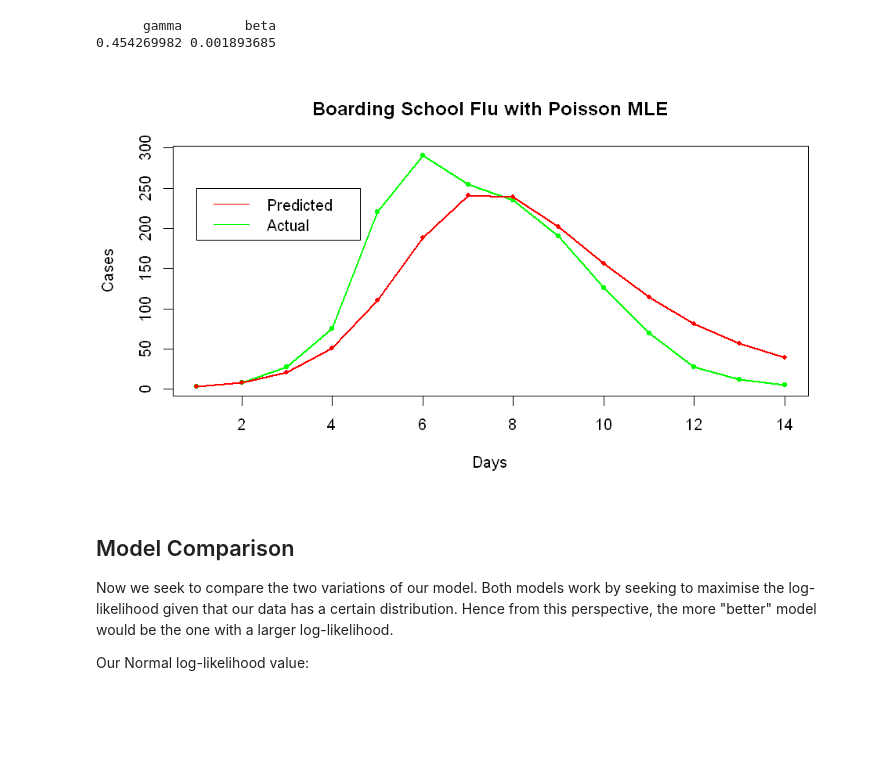
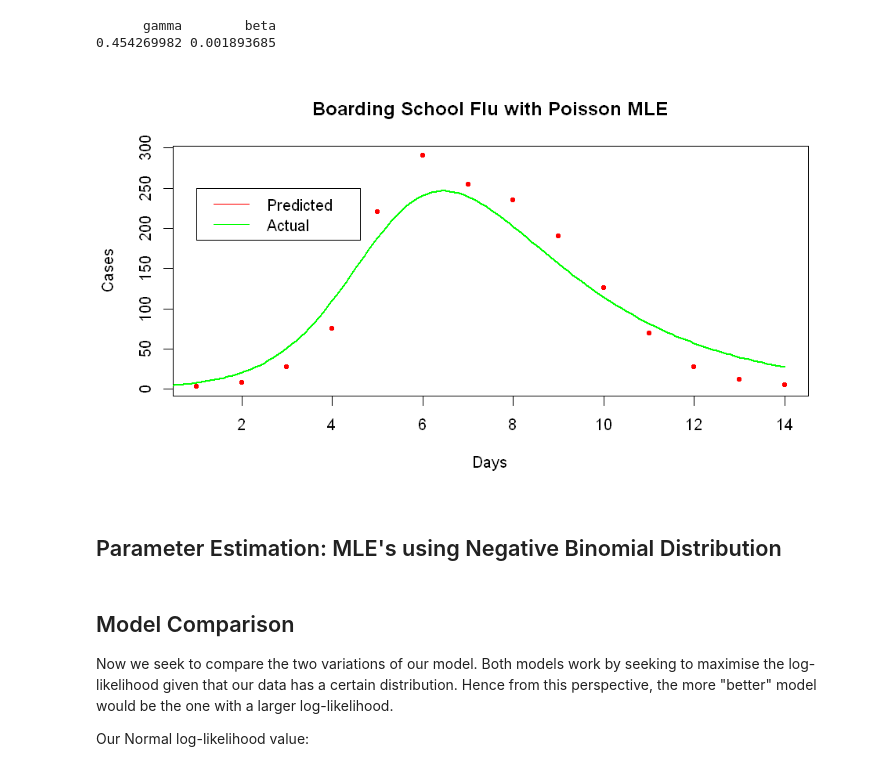
Before and after one commit to joely-w/ProjectWriteup, a Jupyter notebook: Stochastic model.ipynb, the cells around one changed output. Drawn from its saved outputs; the diff is of its cells as text; code cells hidden in the pictures; blank space fills up the shorter version.

Commit message:
Started fixing SIR model

```diff
--- a/Stochastic model.ipynb
+++ b/Stochastic model.ipynb
@@ -22,8 +24,8 @@ Creating this model in R:
 # %%
 SIR <- function(time, variables, parameters) {
   with(as.list(c(variables, parameters)), {
-    dS <- -beta * I * S
-    dI <- beta * I * S - gamma * I
+    dS <- -beta * S * I
+    dI <- beta * S * I - gamma * I
     dR <-  gamma * I
     return(list(c(dS, dI, dR)))
   })
@@ -46,7 +48,8 @@ We have the classic dataset from a flu outbreak in a boarding school. Obtained f
 df <- data.frame(read.csv('BoardingSchoolFlu.csv', header=TRUE))
 N = 763
 I0 = df$cases[1]
-initial_conditions <- c(S=N-I0, I=I0, R=0)
+end_time <- tail(df, n=1)$days
+initial_conditions <- c(S=(N-I0), I=I0, R=0)
 initial_conditions
 # %% [output]
   S   I   R
@@ -62,13 +64,10 @@ lines(df$days, df$cases,col='green')
 Some code to make graphing a bit quicker:
 # %%
 compare_model <- function(model, title){
-    model <- data.frame(model)
-    plot(df$days, df$cases, xlab='Days', ylab='Cases', col='green', lwd=2, pch=20)
+    plot(df$days, df$cases, xlab='Days', ylab='Cases', col='red', lwd=1.6, pch=4)
     legend(1, 250, legend=c("Predicted", "Actual"),
-           col=c("red", "green"), lty=1:1, y.intersp=2)
-    lines(loess(df$cases ~ df$days),col='green', lwd=2)
+           col=c("red", "grey"), lty=1:5, y.intersp=2)
 
-    lines(loess(model$I~model$time), col='red', lwd=2)
-    points(model$time, model$I, col='red', pch=20)
+    lines(loess(model$I~model$time), col='black', lty=5)
     title(title)
 }
@@ -87,11 +89,12 @@ $L =\displaystyle \sum_{t=0}^{n-1}\log{(f(Y_t | \underline{\theta}_t))}$
 At first this is a normal distribution so the likelihood function can be implemented. We return the minus log likelihood as this is what our package uses to estimate parameters.
 # %%
 likelihood <- function(gamma, beta,sigma){
+    gamma <- exp(gamma)
     beta <- exp(beta)
-    gamma <- exp(gamma)
     sigma <- exp(sigma)
     model_data <- model(beta = beta, gamma = gamma, times=df$days, initial_data=initial_conditions)
-    -sum(dnorm(x=df$cases[-1],mean=model_data, sd=sigma, log=TRUE))
+    print(model_data)
+    -sum(dnorm(x=df$cases[-1],mean=model_data[-1], sd=sigma, log=TRUE))
 }
 # %% [markdown]
 Our aim is then to maximimise our log-likelihood function, which we can do using the `bblme` package.
@@ -131,12 +149,14 @@ po_parameters
       gamma        beta
 0.454269982 0.001893685
 # %%
-po_model <- model(gamma=as.double(po_parameters['gamma']), beta=as.double(po_parameters['beta']),
-                  times=df$days, initial_data=initial_conditions, fullData=TRUE)
+po_model <- data.frame(model(gamma=as.double(po_parameters['gamma']), beta=as.double(po_parameters['beta']),
+                  times=seq(0,end_time, 0.1), initial_data=initial_conditions, fullData=TRUE))
 
 compare_model(po_model, 'Boarding School Flu with Poisson MLE')
 # %% [output]
-[figure, old version]
+[figure, new version]
+# %% [markdown]
+## Parameter Estimation: MLE's using Negative Binomial Distribution
 # %% [markdown]
 ## Model Comparison
 Now we seek to compare the two variations of our model. Both models work by seeking to maximise the log-likelihood given that our data has a certain distribution. Hence from this perspective, the more "better" model would be the one with a larger log-likelihood.
```
Also changed, not shown: parts of 21 cells of this notebook, 2 other files.
